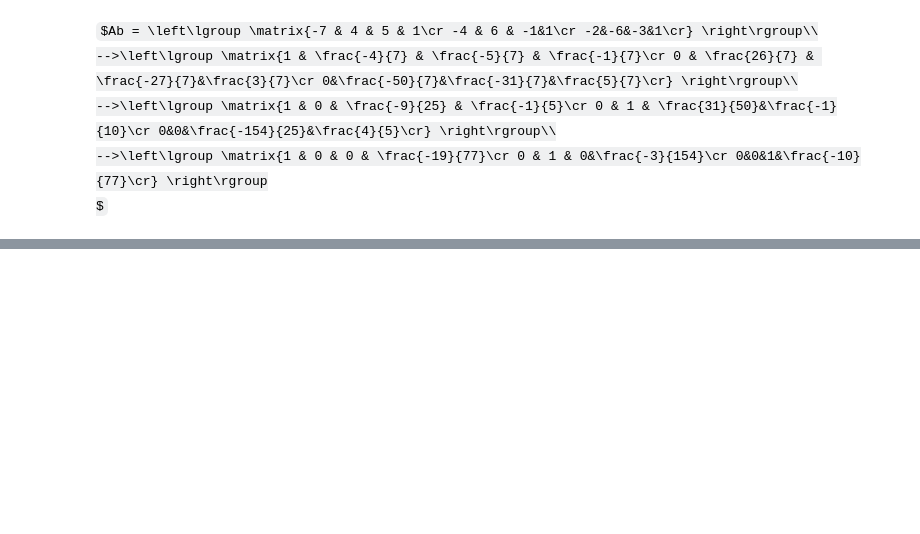
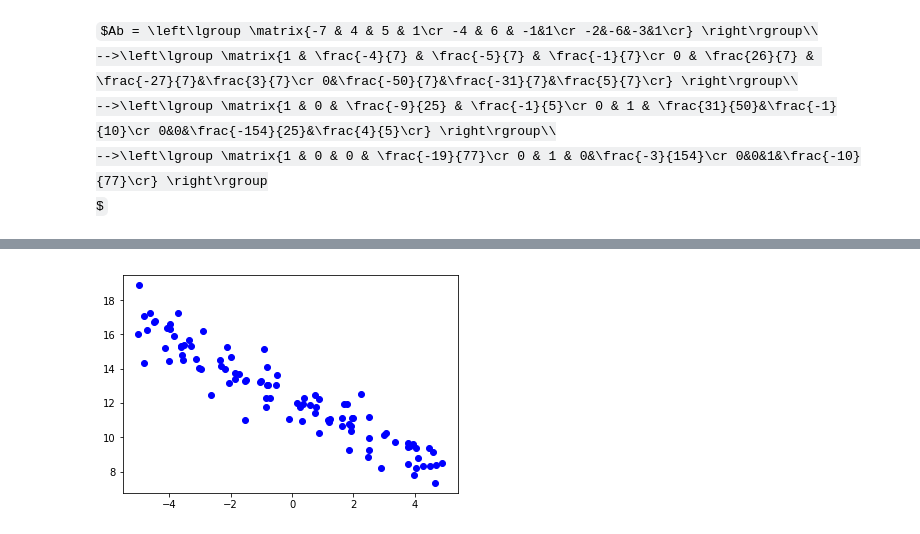
Before and after one commit to MartinSnow/linear_algebra, a Jupyter notebook: linear_regression_project.ipynb, the cells around one changed output, grey strips where cells are left out. Cells and saved outputs as stored; diff of their text form; code cells hidden in the pictures; some formulas as TeX source; blank space fills up the shorter version.

```diff
--- a/linear_regression_project.ipynb
+++ b/linear_regression_project.ipynb
@@ -283,0 +427,17 @@ UnicodeDecodeError: 'ascii' codec can't decode byte 0xe7 in position 44: ordinal
+# %%
+# 不要修改这里！
+# 运行一次就够了！
+from helper import *
+from matplotlib import pyplot as plt
+%matplotlib inline
+
+#X,Y = generatePoints(1,num=100)
+
+## 可视化
+#plt.xlim((-5,5))
+#plt.xlabel('x',fontsize=18)
+#plt.ylabel('y',fontsize=18)
+plt.scatter(X,Y,c='b')
+plt.show()
+# %% [output]
+[figure, added]
```
Also changed, not shown: parts of 27 cells of this notebook, 1 other file.
